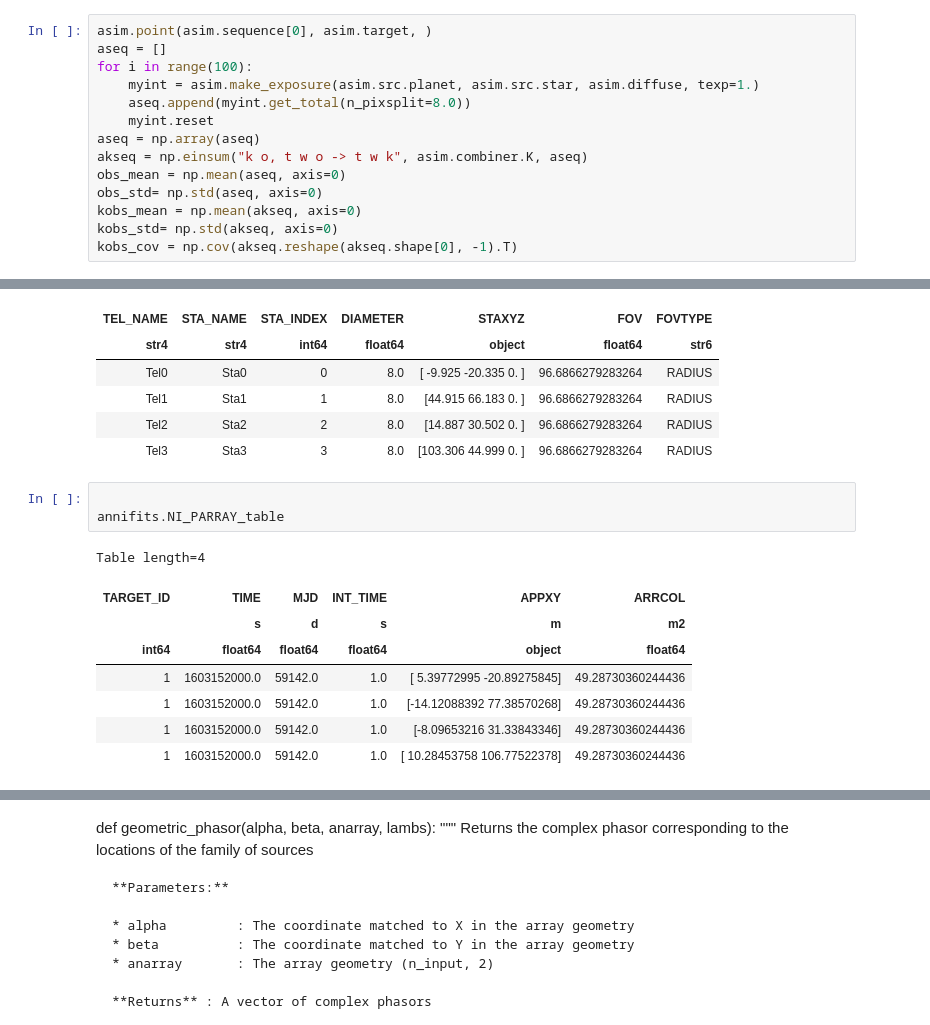
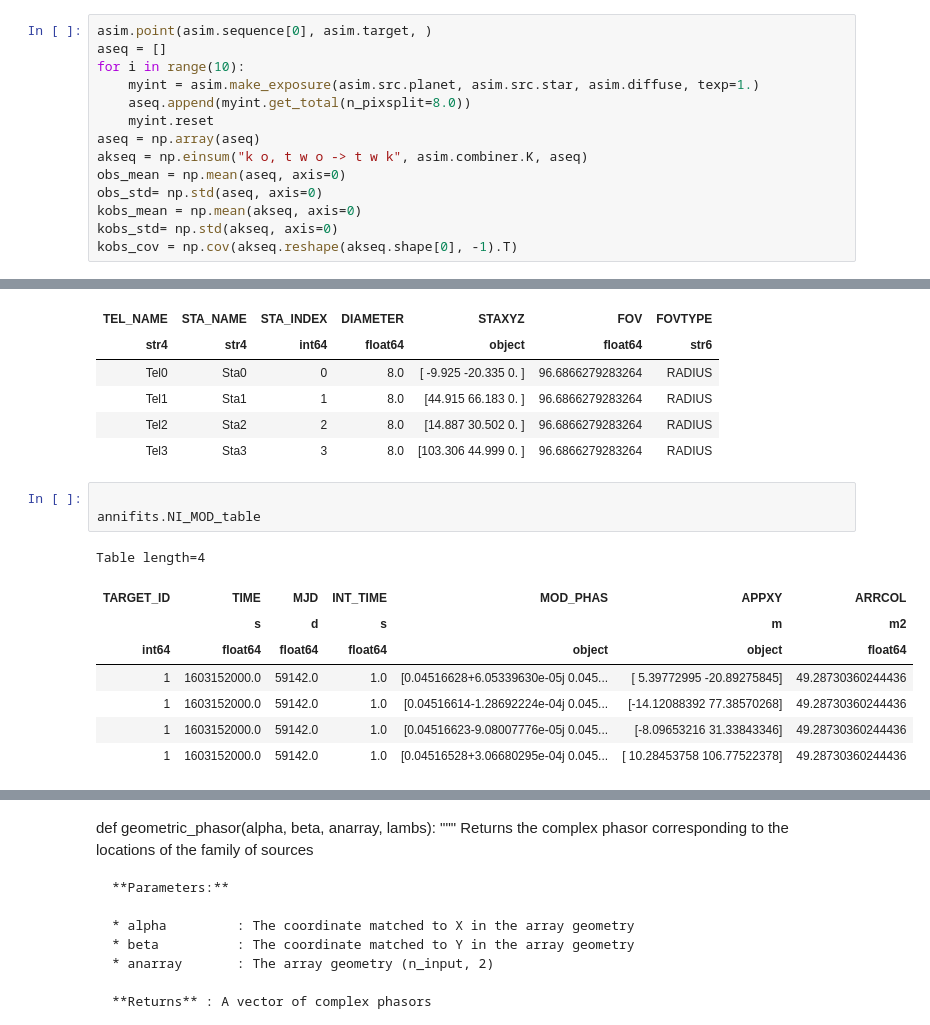
Before and after one commit to rlaugier/nifits, a Jupyter notebook: examples/nott_test.ipynb, the cells around one changed output, grey strips where cells are left out. Cells and saved outputs as stored; diff of their text form.

```diff
--- a/examples/nott_test.ipynb
+++ b/examples/nott_test.ipynb
@@ -251,7 +267,7 @@ Table length=4
 # %%
 asim.point(asim.sequence[0], asim.target, )
 aseq = []
-for i in range(100):
+for i in range(10):
     myint = asim.make_exposure(asim.src.planet, asim.src.star, asim.diffuse, texp=1.)
     aseq.append(myint.get_total(n_pixsplit=8.0))
     myint.reset
@@ -303,16 +319,16 @@ Table length=4
 | Tel3 | Sta3 | 3 | 8.0 | [103.306 44.999 0. ] | 96.6866279283264 | RADIUS |
 # %%
 
-annifits.NI_PARRAY_table
+annifits.NI_MOD_table
 # %% [output]
 Table length=4
-| TARGET_ID | TIME | MJD | INT_TIME | APPXY | ARRCOL |
-|  | s | d | s | m | m2 |
-| int64 | float64 | float64 | float64 | object | float64 |
-| 1 | 1603152000.0 | 59142.0 | 1.0 | [ 5.39772995 -20.89275845] | 49.28730360244436 |
-| 1 | 1603152000.0 | 59142.0 | 1.0 | [-14.12088392 77.38570268] | 49.28730360244436 |
-| 1 | 1603152000.0 | 59142.0 | 1.0 | [-8.09653216 31.33843346] | 49.28730360244436 |
-| 1 | 1603152000.0 | 59142.0 | 1.0 | [ 10.28453758 106.77522378] | 49.28730360244436 |
+| TARGET_ID | TIME | MJD | INT_TIME | MOD_PHAS | APPXY | ARRCOL |
+|  | s | d | s |  | m | m2 |
+| int64 | float64 | float64 | float64 | object | object | float64 |
+| 1 | 1603152000.0 | 59142.0 | 1.0 | [0.04516628+6.05339630e-05j 0.045... | [ 5.39772995 -20.89275845] | 49.28730360244436 |
+| 1 | 1603152000.0 | 59142.0 | 1.0 | [0.04516614-1.28692224e-04j 0.045... | [-14.12088392 77.38570268] | 49.28730360244436 |
+| 1 | 1603152000.0 | 59142.0 | 1.0 | [0.04516623-9.08007776e-05j 0.045... | [-8.09653216 31.33843346] | 49.28730360244436 |
+| 1 | 1603152000.0 | 59142.0 | 1.0 | [0.04516528+3.06680295e-04j 0.045... | [ 10.28453758 106.77522378] | 49.28730360244436 |
 # %%
 annifits.__dict__
 # %% [output]
```
Also changed, not shown: parts of 10 cells of this notebook, 3 other files.
